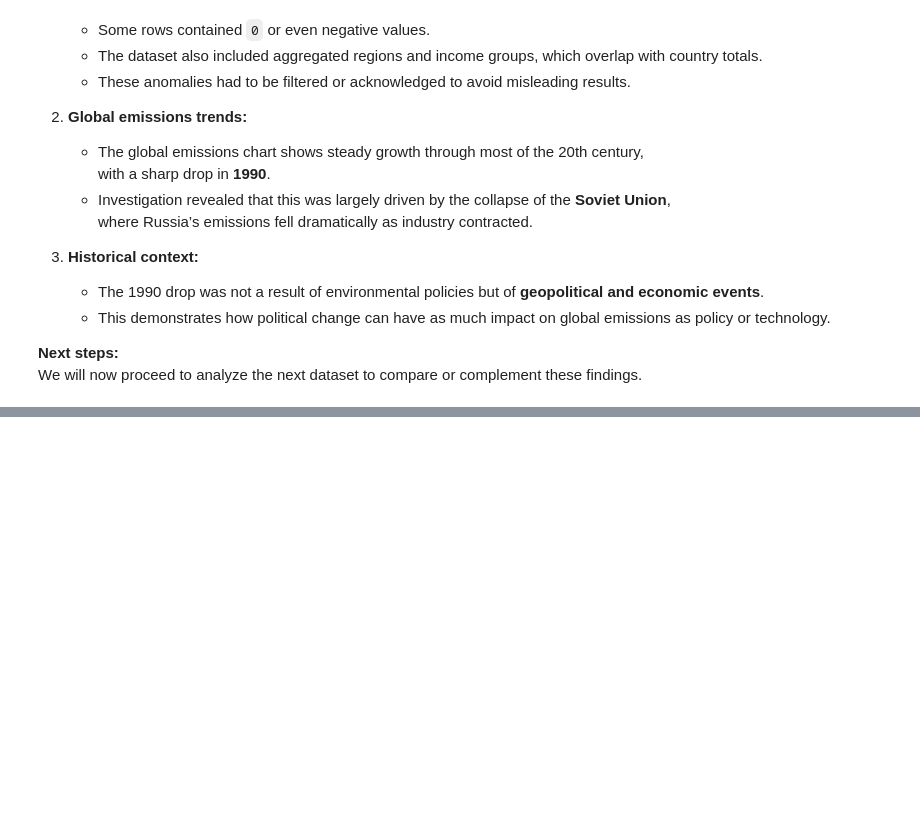
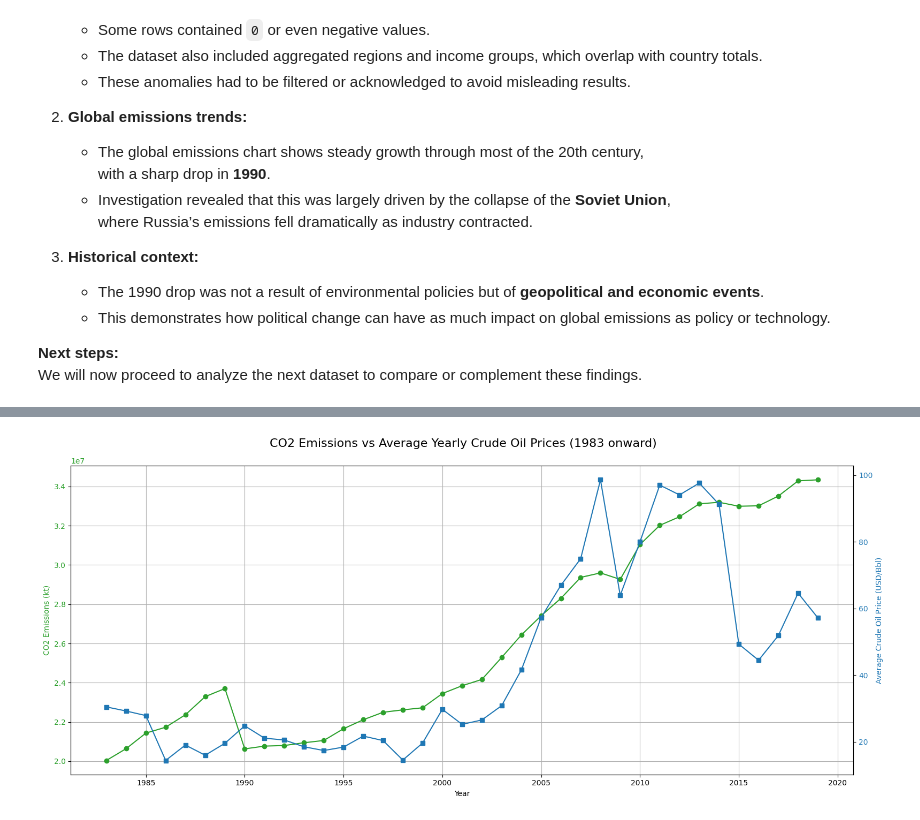
Before and after one commit to MaksimusRex/Data-Analysis-on-Emissions-Energy-and-EVs, a Jupyter notebook: DataAnalysisEmissions.ipynb, the cells around one changed output, grey strips where cells are left out. Saved outputs shown, nothing was run; the diff lists cells and outputs as text; code cells hidden in the pictures; blank space fills up the shorter version.

```diff
--- a/DataAnalysisEmissions.ipynb
+++ b/DataAnalysisEmissions.ipynb
@@ -500,0 +746,37 @@ We will now proceed to analyze the next dataset to compare or complement these f
+# %%
+# 1. Filter CO2 dataset for 1983 onward and for "World" data only
+df_co2_world = df_co2[(df_co2['year'] >= 1983) & (df_co2['country_name'] == 'World')]
+
+# 2. Aggregate CO2 emissions by year
+co2_yearly = df_co2_world[['year', 'CO2_Emissions']].copy()
+
+# 3. Aggregate oil prices by year (average)
+oil_yearly = df_oil[df_oil['year'] >= 1983].groupby('year')['price'].mean().reset_index()
+
+# 4. Merge datasets on year
+merged_df = pd.merge(co2_yearly, oil_yearly, on='year')
+
+# 5. Plot dual y-axis
+fig, ax1 = plt.subplots(figsize=(16,7))
+
+# CO2 emissions on left y-axis
+color_co2 = 'tab:green'
+ax1.set_xlabel('Year')
+ax1.set_ylabel('CO2 Emissions (kt)', color=color_co2)
+ax1.plot(merged_df['year'], merged_df['CO2_Emissions'], color=color_co2, marker='o', label='CO2 Emissions')
+ax1.tick_params(axis='y', labelcolor=color_co2)
+ax1.grid(True)
+
+# Oil price on right y-axis
+ax2 = ax1.twinx()
+color_oil = 'tab:blue'
+ax2.set_ylabel('Average Crude Oil Price (USD/Bbl)', color=color_oil)
+ax2.plot(merged_df['year'], merged_df['price'], color=color_oil, marker='s', label='Crude Oil Price')
+ax2.tick_params(axis='y', labelcolor=color_oil)
+
+# Titles and legend
+fig.suptitle('CO2 Emissions vs Average Yearly Crude Oil Prices (1983 onward)', fontsize=16)
+fig.tight_layout()
+plt.show()
+# %% [output]
+[figure, added]
```
Also changed, not shown: parts of 24 cells of this notebook.
